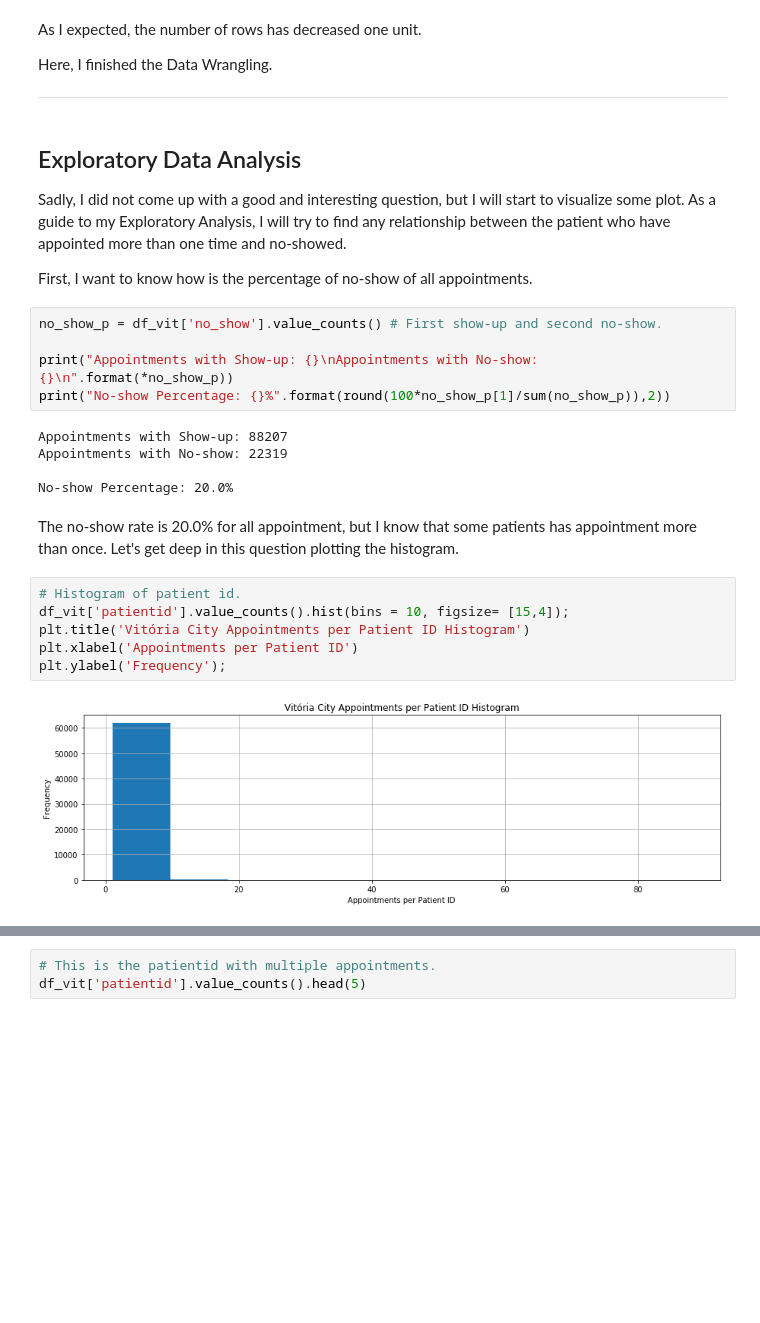
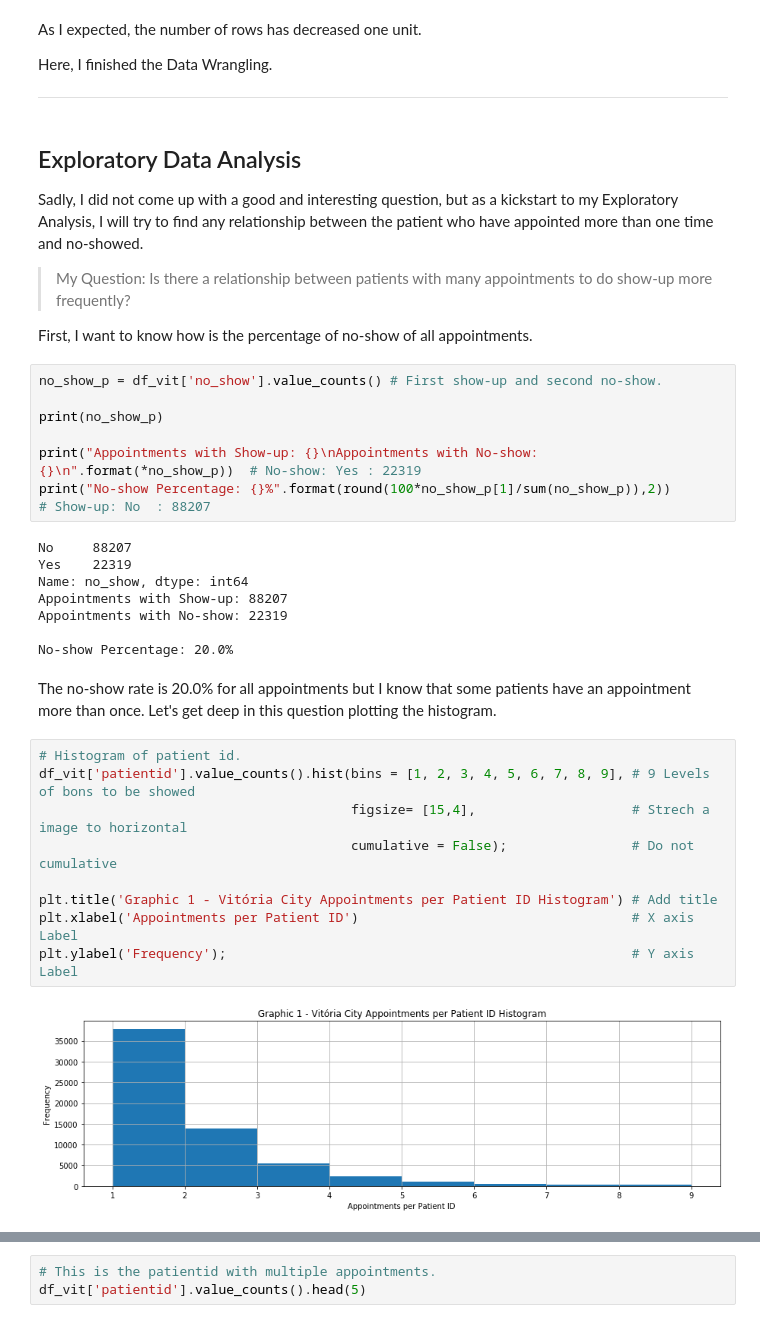
Before and after one commit to AndersonUyekita/ND110_data_science_foundations_01, a Jupyter notebook: 03-Part_03/01-Project/investigate-a-dataset-template.ipynb, the cells around one changed output, grey strips where cells are left out. Drawn from its saved outputs; the diff is of its cells as text; blank space fills up the shorter version.

```diff
--- a/03-Part_03/01-Project/investigate-a-dataset-template.ipynb
+++ b/03-Part_03/01-Project/investigate-a-dataset-template.ipynb
@@ -530,27 +541,37 @@ Here, I finished the Data Wrangling.
 # %% [markdown]
 ## Exploratory Data Analysis <a id='eda'></a>
 
-Sadly, I did not come up with a good and interesting question, but I will start to visualize some plot. As a guide to my Exploratory Analysis, I will try to find any relationship between the patient who have appointed more than one time and no-showed.
+Sadly, I did not come up with a good and interesting question, but as a kickstart to my Exploratory Analysis, I will try to find any relationship between the patient who have appointed more than one time and no-showed.
+
+> My Question: Is there a relationship between patients with many appointments to do show-up more frequently?
 
 First, I want to know how is the percentage of no-show of all appointments.
 # %%
 no_show_p = df_vit['no_show'].value_counts() # First show-up and second no-show.
 
-print("Appointments with Show-up: {}\nAppointments with No-show: {}\n".format(*no_show_p))
-print("No-show Percentage: {}%".format(round(100*no_show_p[1]/sum(no_show_p)),2))
+print(no_show_p)
+
+print("Appointments with Show-up: {}\nAppointments with No-show: {}\n".format(*no_show_p))  # No-show: Yes : 22319
+print("No-show Percentage: {}%".format(round(100*no_show_p[1]/sum(no_show_p)),2))           # Show-up: No  : 88207
 # %% [output]
+No     88207
+Yes    22319
+Name: no_show, dtype: int64
 Appointments with Show-up: 88207
 Appointments with No-show: 22319
 
 No-show Percentage: 20.0%
 # %% [markdown]
-The no-show rate is 20.0% for all appointment, but I know that some patients has appointment more than once. Let's get deep in this question plotting the histogram.
+The no-show rate is 20.0% for all appointments but I know that some patients have an appointment more than once. Let's get deep in this question plotting the histogram.
 # %%
 # Histogram of patient id.
-df_vit['patientid'].value_counts().hist(bins = 10, figsize= [15,4]);
-plt.title('Vitória City Appointments per Patient ID Histogram')
-plt.xlabel('Appointments per Patient ID')
-plt.ylabel('Frequency');
+df_vit['patientid'].value_counts().hist(bins = [1, 2, 3, 4, 5, 6, 7, 8, 9], # 9 Levels of bons to be showed
+                                        figsize= [15,4],                    # Strech a image to horizontal
+                                        cumulative = False);                # Do not cumulative
+
+plt.title('Graphic 1 - Vitória City Appointments per Patient ID Histogram') # Add title
+plt.xlabel('Appointments per Patient ID')                                   # X axis Label
+plt.ylabel('Frequency');                                                    # Y axis Label
 # %% [output]
-[figure, old version]
+[figure, new version]
 # %% [markdown]
```
Also changed, not shown: parts of 130 cells of this notebook, 2 other files.
